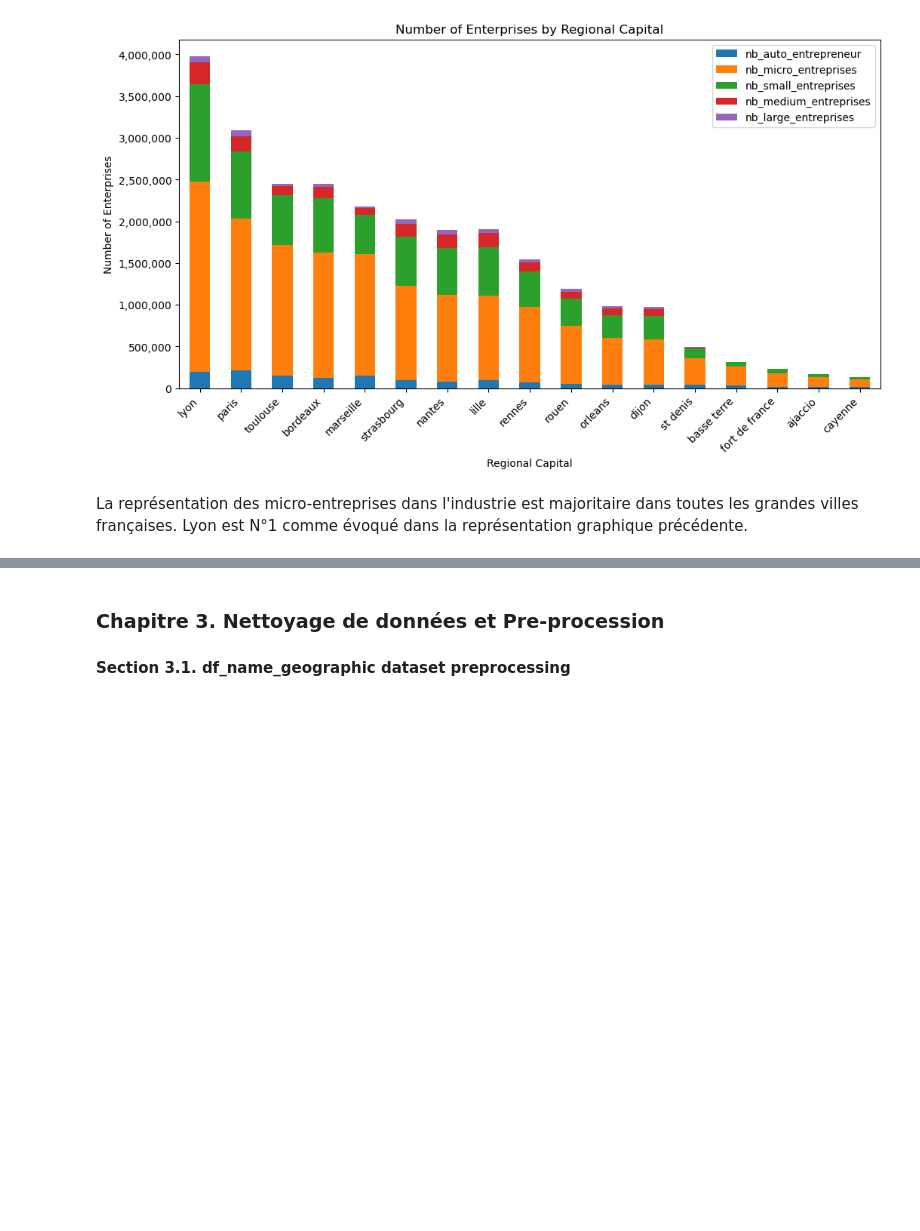
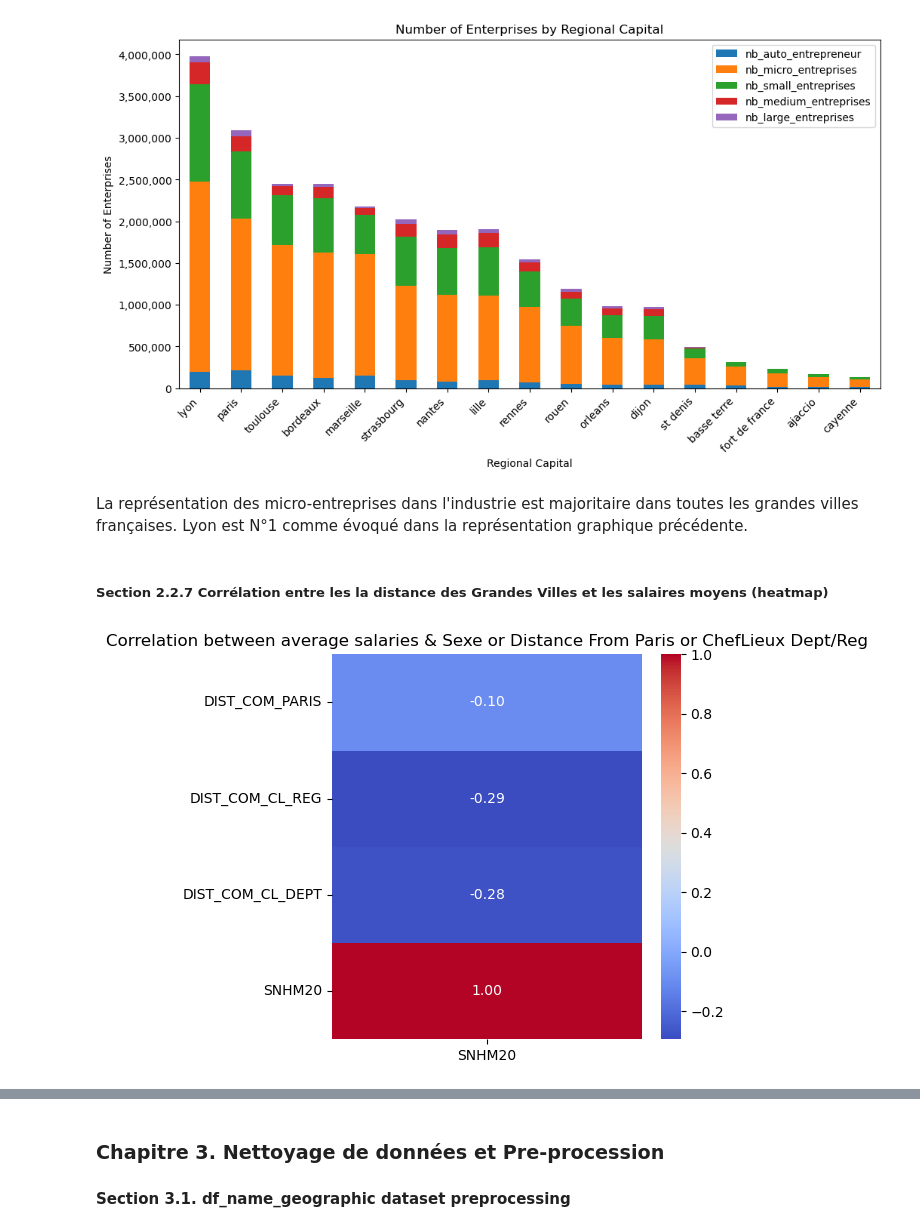
Before and after one commit to nkostiuk/french-industry, a Jupyter notebook: notebooks/Notebook_final-10-03-24.ipynb, the cells around one changed output, grey strips where cells are left out. Cells and saved outputs as stored; diff of their text form; code cells hidden in the pictures; blank space fills up the shorter version.

Commit message:
Update 2 graphiques distances sur Notebook final

```diff
--- a/notebooks/Notebook_final-10-03-24.ipynb
+++ b/notebooks/Notebook_final-10-03-24.ipynb
@@ -647,3 +645,18 @@ plt.gca().yaxis.set_major_formatter(FuncFormatter(lambda x, _: '{:,.0f}'.format(
 [figure]
 # %% [markdown]
 La représentation des micro-entreprises dans l'industrie est majoritaire dans toutes les grandes villes françaises. Lyon est N°1 comme évoqué dans la représentation graphique précédente.
+# %% [markdown]
+##### Section 2.2.7 Corrélation entre les la distance des Grandes Villes et les salaires moyens (heatmap) <a class="anchor" id="section_2_2_7"></a>
+# %%
+# Correlation between Average Salaries & distances from Paris/ChefLieux
+selected_columns = ['DIST_COM_PARIS','DIST_COM_CL_REG','DIST_COM_CL_DEPT','SNHM20']
+selected_df = df_merge3[selected_columns]
+
+correlation_matrix = selected_df.corr()[["SNHM20"]]
+
+plt.figure(figsize=(5, 5))
+sns.heatmap(correlation_matrix, annot=True, cmap='coolwarm', fmt=".2f")
+plt.title('Correlation between average salaries & Sexe or Distance From Paris or ChefLieux Dept/Reg')
+plt.show()
+# %% [output]
+[figure, added]
```
Also changed, not shown: parts of 25 cells of this notebook, 1 other file.
